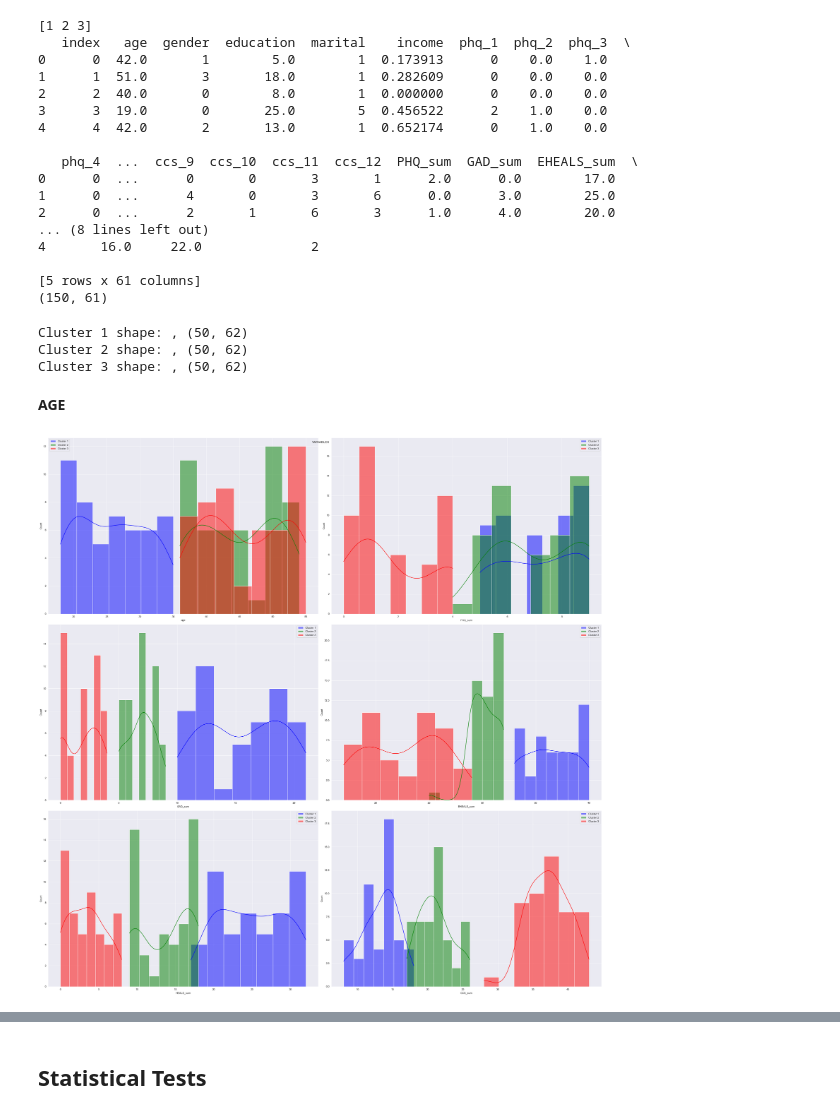
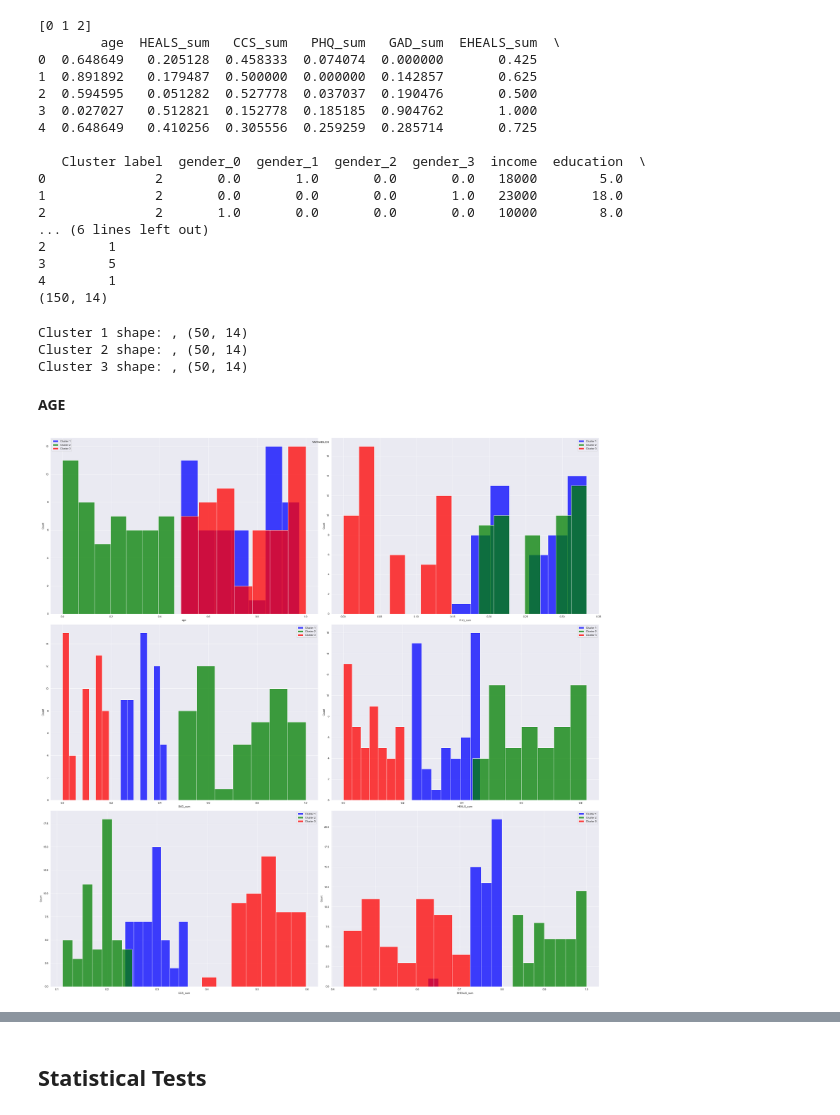
Before and after one commit to Flpp0/E-HealthProject, a Jupyter notebook: PythonPart/ComparisonBetweenClusters.ipynb, the cells around one changed output, grey strips where cells are left out. Drawn from its saved outputs; the diff is of its cells as text; code cells hidden in the pictures.

```diff
--- a/PythonPart/ComparisonBetweenClusters.ipynb
+++ b/PythonPart/ComparisonBetweenClusters.ipynb
@@ -29,58 +26,61 @@ Successfully installed scikit-posthocs-0.8.0
 # %%
-df = pd.read_csv("/Users/filippo/ScrivaniaLocale/E-HealthProject/PythonPart/datasetWithClusterLabels.csv",index_col=0)
+df = pd.read_csv("/Users/filippo/ScrivaniaLocale/E-HealthProject/PythonPart/datasetWithClusterLabels_attempt_2.csv",index_col=0)
 unique = np.unique(df['Cluster label'])
 print(unique)
 print(df.head())
 print(df.shape)
 # %% [output]
-[1 2 3]
-   index   age  gender  education  marital    income  phq_1  phq_2  phq_3  \
-0      0  42.0       1        5.0        1  0.173913      0    0.0    1.0
-1      1  51.0       3       18.0        1  0.282609      0    0.0    0.0
-2      2  40.0       0        8.0        1  0.000000      0    0.0    0.0
-3      3  19.0       0       25.0        5  0.456522      2    1.0    0.0
-4      4  42.0       2       13.0        1  0.652174      0    1.0    0.0
+[0 1 2]
+        age  HEALS_sum   CCS_sum   PHQ_sum   GAD_sum  EHEALS_sum  \
+0  0.648649   0.205128  0.458333  0.074074  0.000000       0.425
+1  0.891892   0.179487  0.500000  0.000000  0.142857       0.625
+2  0.594595   0.051282  0.527778  0.037037  0.190476       0.500
+3  0.027027   0.512821  0.152778  0.185185  0.904762       1.000
+4  0.648649   0.410256  0.305556  0.259259  0.285714       0.725
 
-   phq_4  ...  ccs_9  ccs_10  ccs_11  ccs_12  PHQ_sum  GAD_sum  EHEALS_sum  \
-0      0  ...      0       0       3       1      2.0      0.0        17.0
-1      0  ...      4       0       3       6      0.0      3.0        25.0
-2      0  ...      2       1       6       3      1.0      4.0        20.0
-... (8 lines left out)
-4       16.0     22.0              2
-
-[5 rows x 61 columns]
-(150, 61)
+   Cluster label  gender_0  gender_1  gender_2  gender_3  income  education  \
+0              2       0.0       1.0       0.0       0.0   18000        5.0
+1              2       0.0       0.0       0.0       1.0   23000       18.0
+2              2       1.0       0.0       0.0       0.0   10000        8.0
+... (6 lines left out)
+2        1
+3        5
+4        1
+(150, 14)
 # %%
-cluster1 = df.loc[(df['Cluster label'] == 1)]
-cluster2 = df.loc[(df['Cluster label'] == 2)]
-cluster3 = df.loc[(df['Cluster label'] == 3)]
+cluster1 = df.loc[(df['Cluster label'] == 0)]
+cluster2 = df.loc[(df['Cluster label'] == 1)]
+cluster3 = df.loc[(df['Cluster label'] == 2)]
+# cluster4 = df.loc[(df['Cluster label'] == 3)]
 
 print("Cluster 1 shape: ,", cluster1.shape)
 print("Cluster 2 shape: ,", cluster2.shape)
 print("Cluster 3 shape: ,", cluster3.shape)
+# print("Cluster 4 shape: ,", cluster4.shape)
 
-clusters = [cluster1, cluster2, cluster3]
+clusters = [cluster1, cluster2, cluster3] # ,cluster4
 # %% [output]
-Cluster 1 shape: , (50, 62)
-Cluster 2 shape: , (50, 62)
-Cluster 3 shape: , (50, 62)
+Cluster 1 shape: , (50, 14)
+Cluster 2 shape: , (50, 14)
+Cluster 3 shape: , (50, 14)
 # %% [markdown]
 **AGE**
 # %%
-questionnaire_columns = ['age','PHQ_sum', 'GAD_sum', 'EHEALS_sum', 'HEALS_sum', 'CCS_sum']
+questionnaire_columns = ['age','PHQ_sum', 'GAD_sum', 'HEALS_sum', 'CCS_sum','EHEALS_sum']
 
 # Create subplots for the histograms
 fig, axes = plt.subplots(nrows=3, ncols=2, figsize=(30, 30))
 axes = axes.flatten()
 
 for i, column_name in enumerate(questionnaire_columns):
-    sns.histplot(data=cluster1[column_name],ax=axes[i],color='blue', label='Cluster 1', kde=True)
-    sns.histplot(data=cluster2[column_name],ax=axes[i], color='green', label='Cluster 2', kde=True)
-    sns.histplot(data=cluster3[column_name],ax=axes[i], color='red', label='Cluster 3', kde=True)
+    sns.histplot(data=cluster1[column_name],ax=axes[i],color='blue', label='Cluster 1')
+    sns.histplot(data=cluster2[column_name],ax=axes[i], color='green', label='Cluster 2')
+    sns.histplot(data=cluster3[column_name],ax=axes[i], color='red', label='Cluster 3')
+    # sns.histplot(data=cluster4[column_name],ax=axes[i], color='yellow', label='Cluster 4')
     axes[i].legend()
 
 plt.suptitle('VARIABLES')
 plt.tight_layout()
 plt.show()
 # %% [output]
-[figure, old version]
+[figure, new version]
```
Also changed, not shown: parts of 8 cells of this notebook, 3 other files.
